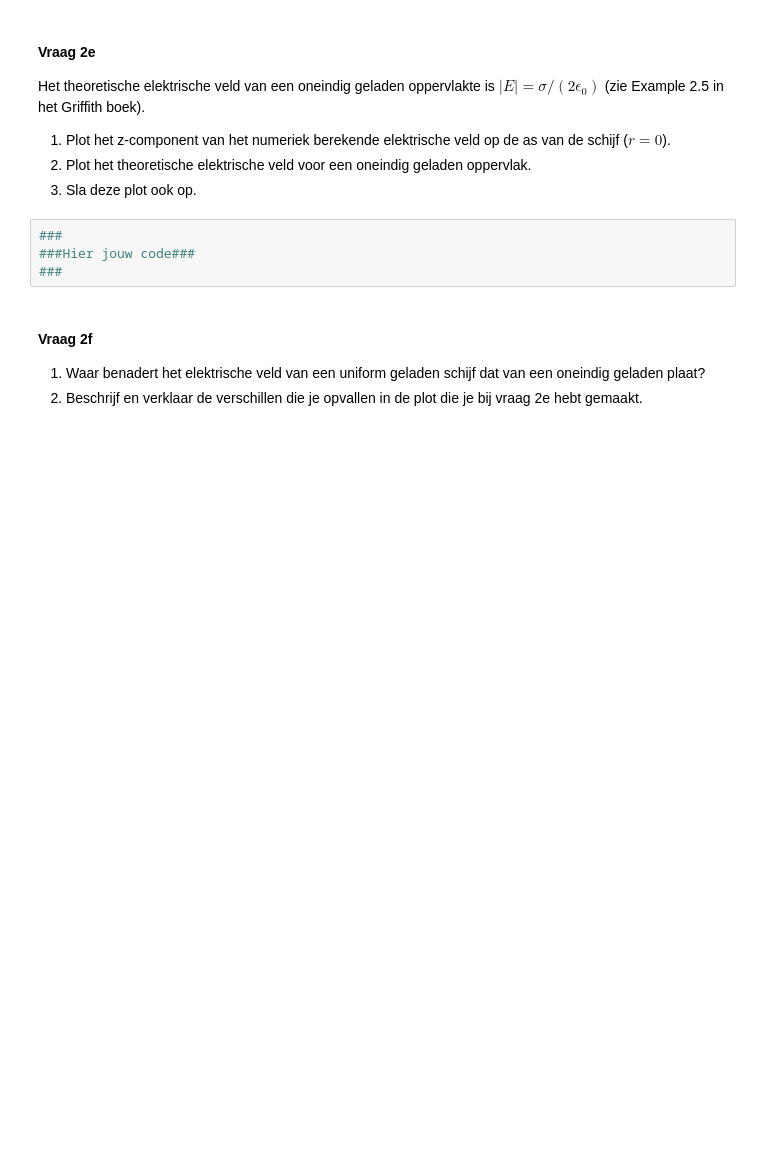
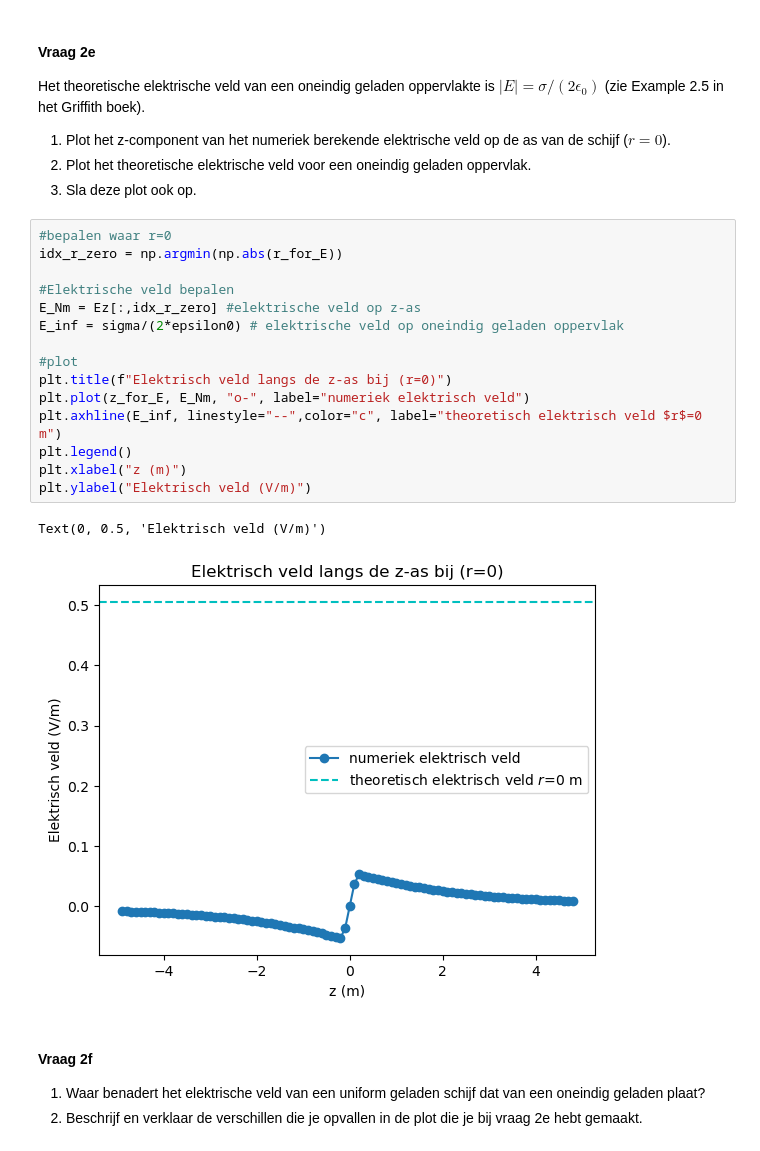
Before and after one commit to carstenschroevers-eng/opdrachten-DEF-D, a Jupyter notebook: DigitaleOntwerpopdrachten/1CondensatorOpdracht/CondensatorOntwerpopdracht.ipynb, the cells around one changed output. Saved outputs shown, nothing was run; the diff lists cells and outputs as text; blank space fills up the shorter version.

```diff
--- a/DigitaleOntwerpopdrachten/1CondensatorOpdracht/CondensatorOntwerpopdracht.ipynb
+++ b/DigitaleOntwerpopdrachten/1CondensatorOpdracht/CondensatorOntwerpopdracht.ipynb
@@ -255,9 +265,23 @@ Het theoretische elektrische veld van een oneindig geladen oppervlakte is $|E| =
 2. Plot het theoretische elektrische veld voor een oneindig geladen oppervlak.
 3. Sla deze plot ook op.
 # %%
-###
-###Hier jouw code###
-###
+#bepalen waar r=0
+idx_r_zero = np.argmin(np.abs(r_for_E))
+
+#Elektrische veld bepalen
+E_Nm = Ez[:,idx_r_zero] #elektrische veld op z-as
+E_inf = sigma/(2*epsilon0) # elektrische veld op oneindig geladen oppervlak
+
+#plot
+plt.title(f"Elektrisch veld langs de z-as bij (r=0)")
+plt.plot(z_for_E, E_Nm, "o-", label="numeriek elektrisch veld")
+plt.axhline(E_inf, linestyle="--",color="c", label="theoretisch elektrisch veld $r$=0 m")
+plt.legend()
+plt.xlabel("z (m)")
+plt.ylabel("Elektrisch veld (V/m)")
+# %% [output]
+Text(0, 0.5, 'Elektrisch veld (V/m)')
+[figure, added]
 # %% [markdown]
 #### Vraag 2f
 1. Waar benadert het elektrische veld van een uniform geladen schijf dat van een oneindig geladen plaat?
```
Also changed, not shown: parts of 7 cells of this notebook.
